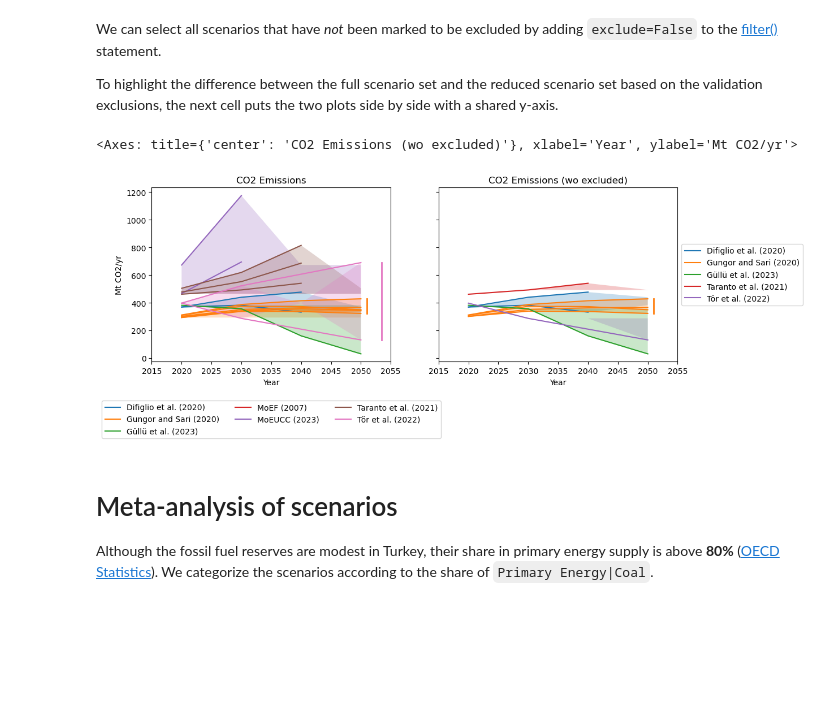
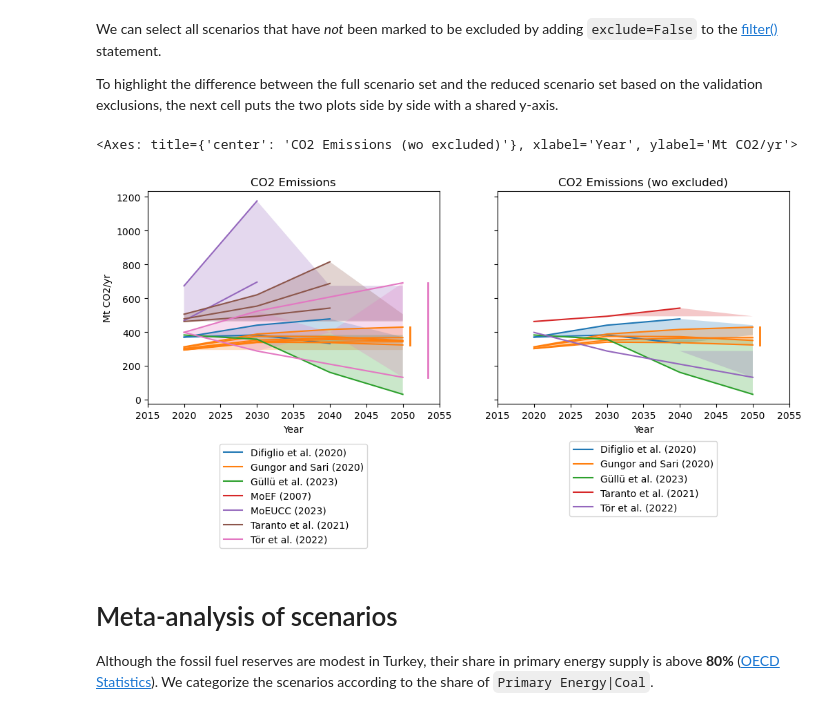
Before and after one commit to gorkemgungormetu/Turkish_energy_and_climate_pathways, a Jupyter notebook: meta_analysis.ipynb, the cells around one changed output. Cells and saved outputs as stored; diff of their text form; code cells hidden in the pictures; blank space fills up the shorter version.

```diff
--- a/meta_analysis.ipynb
+++ b/meta_analysis.ipynb
@@ -738,14 +740,15 @@ To highlight the difference between the full scenario set and the reduced scenar
 # %%
 %%capture --no-display
+from pyam.plotting import OUTSIDE_LEGEND
 fig, ax = plt.subplots(1, 2, figsize=(12, 4), sharey=True)
 df_co2 = df.filter(variable='Emissions|CO2', year=range(2020,2060))
 df_co2.plot(ax=ax[0],title='CO2 Emissions',color='model', fill_between=True, final_ranges=True,
-            legend={"loc":"outside bottom"})
+            legend=dict(loc='lower center', bbox_to_anchor=(0.5, -0.7)))
 df_co2.filter(exclude=False).plot(ax=ax[1],title='CO2 Emissions (wo excluded)',color='model', fill_between=True, final_ranges=True,
-                                  legend={"loc":"outside right"})
+                                  legend=dict(loc='lower center', bbox_to_anchor=(0.5, -0.55)))
 # %% [output]
 <Axes: title={'center': 'CO2 Emissions (wo excluded)'}, xlabel='Year', ylabel='Mt CO2/yr'>
-[figure, old version]
+[figure, new version]
 # %% [markdown]
 # Meta-analysis of scenarios
 
```
Also changed, not shown: parts of 19 cells of this notebook.
